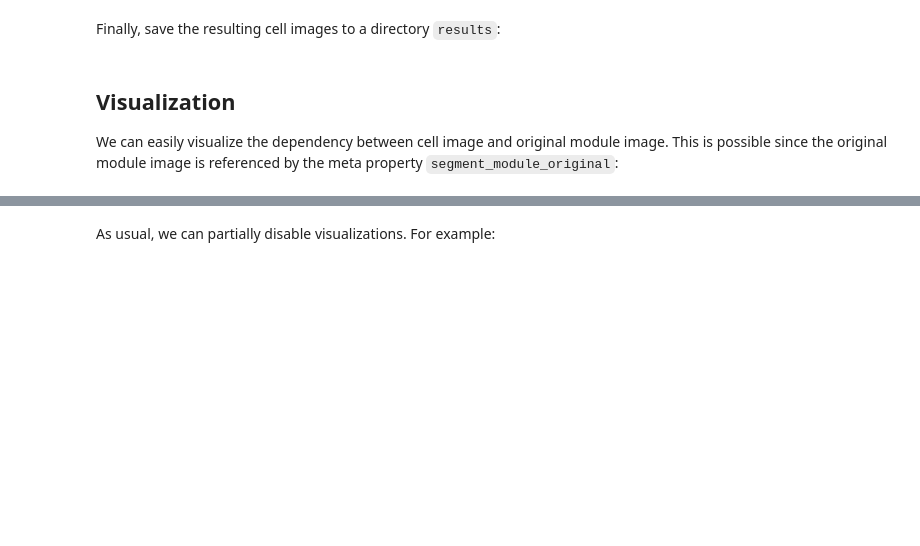
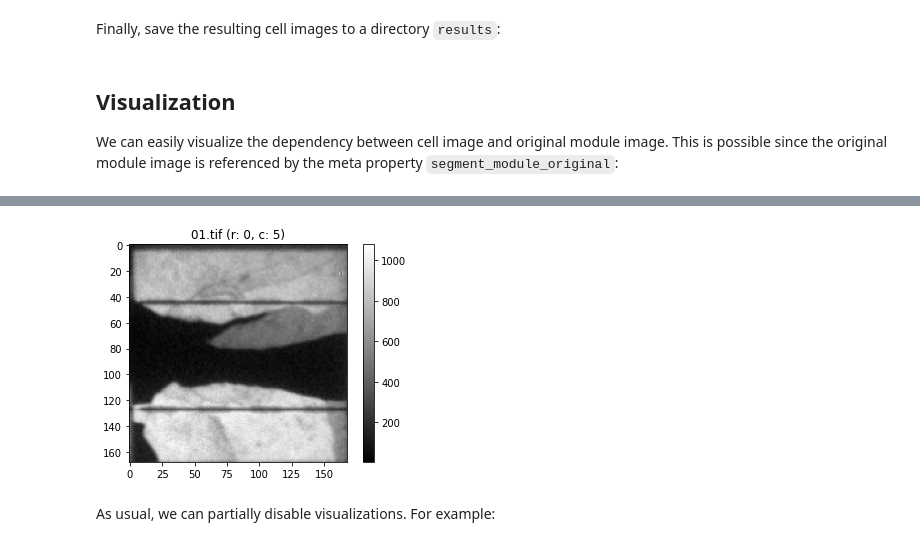
Before and after one commit to ma0ho/pvinspect, a Jupyter notebook: examples/20191015_module-detection-segmentation.ipynb, the cells around one changed output, grey strips where cells are left out. Saved outputs shown, nothing was run; the diff lists cells and outputs as text; code cells hidden in the pictures; blank space fills up the shorter version.

```diff
--- a/examples/20191015_module-detection-segmentation.ipynb
+++ b/examples/20191015_module-detection-segmentation.ipynb
@@ -55,3 +51,7 @@ cells[1].get_meta("segment_module_original").show()
+# %%
+cells[4].show()
+# %% [output]
+[figure, added]
 # %% [markdown]
 As usual, we can partially disable visualizations. For example:
 # %%
```
Also changed, not shown: parts of 5 cells of this notebook.
